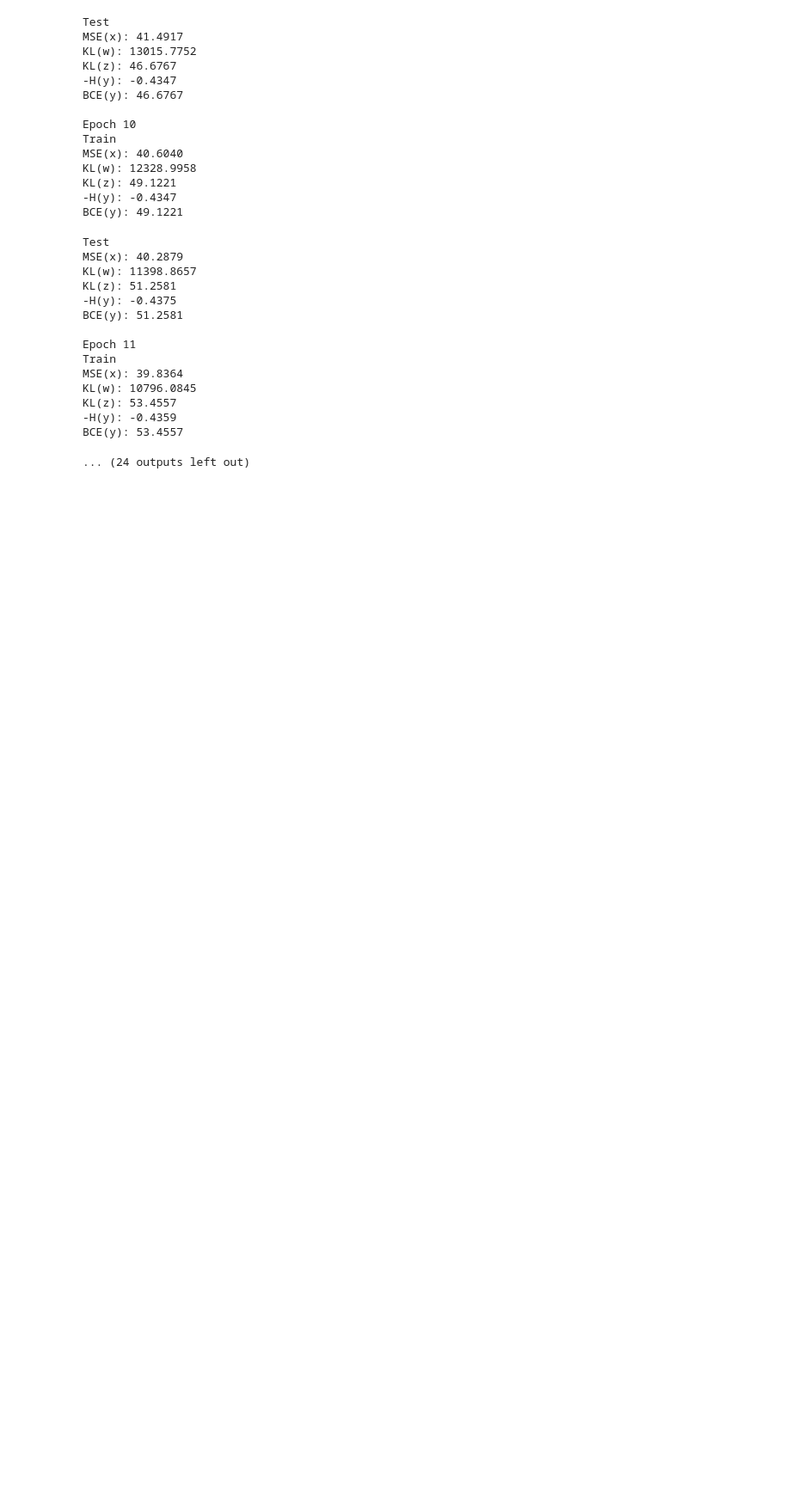
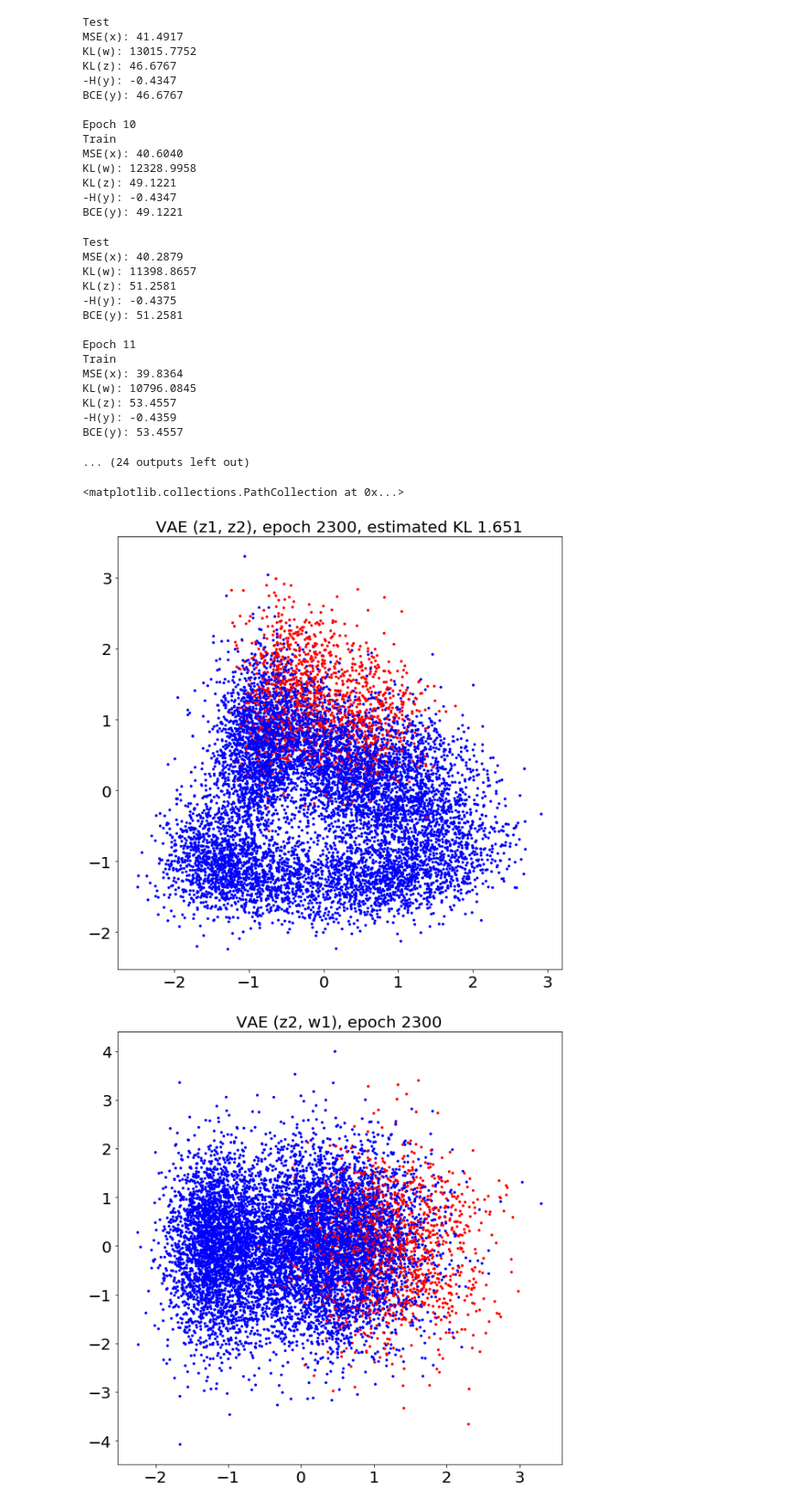
Before and after one commit to alexlyzhov/latent-subspaces, a Jupyter notebook: csvae_toy/csvae_toy.ipynb, the cells around one changed output. Shown at 86% size. Drawn from its saved outputs; the diff is of its cells as text; code cells hidden in the pictures; blank space fills up the shorter version.

```diff
--- a/csvae_toy/csvae_toy.ipynb
+++ b/csvae_toy/csvae_toy.ipynb
@@ -473,0 +559,11 @@ plt.scatter(w_comp[:, 1], w_comp[:, 0], c=colors_test)
+# %%
+incomp_keys = model.load_state_dict(state_dict)
+# %%
+x_test, manifold_x_test = make_swiss_roll(n_samples=10000)
+x_test = x_test.astype(np.float32)
+y_test = (x_test[:, 0:1] >= 10).astype(np.float32)
+
+test_set_x_tensor = torch.from_numpy(x_test)
+test_set_y_tensor = torch.from_numpy(y_test)
+test_set = utils.TensorDataset(test_set_x_tensor, test_set_y_tensor)
+test_loader = utils.DataLoader(test_set, batch_size=batch_size, shuffle=False)
@@ -473,0 +572,58 @@ plt.scatter(w_comp[:, 1], w_comp[:, 0], c=colors_test)
+# %%
+label_size = 20
+mpl.rcParams['xtick.labelsize'] = label_size
+mpl.rcParams['ytick.labelsize'] = label_size
+# %%
+if method_name == 'CSVAE':
+    _, _, zw, _, _, _, _, _, _, _ = model.forward(test_set_x_tensor, test_set_y_tensor)
+elif method_name == 'CSVAE_without_delta_net':
+    _, _, zw, _, _, _, _, _, _ = model.forward(test_set_x_tensor, test_set_y_tensor)
+elif method_name == 'VAE':
+    _, _, zw, _, _ = model.forward(test_set_x_tensor)
+
+
+colors_test = ['red' if label else 'blue' for label in y_test]
+
+zw = zw.detach().cpu().numpy()
+z_comp = zw[:, :2]
+w_comp = zw[:, 2:]
+
+z_true = zw[y_test.astype(bool)[:, 0], :2]
+w_true = zw[y_test.astype(bool)[:, 0], 2:]
+z_false = zw[~y_test.astype(bool)[:, 0], :2]
+w_false = zw[~y_test.astype(bool)[:, 0], 2:]
+z_kl = scipy_estimator(z_true, z_false)
+w_kl = scipy_estimator(w_true, w_false)
+
+scatter_size = 6
+figsize=(10, 10)
+
+cur_title = f'{method_name} (z1, z2), epoch {epoch_i}, estimated KL {z_kl:.3f}'
+plt.figure(figsize=figsize)
+plt.title(cur_title, fontsize=20)
+plt.scatter(z_comp[:, 0], z_comp[:, 1], c=colors_test, s=scatter_size)
+# plt.savefig(os.path.join(vis_dir, cur_title))
+
+cur_title = f'{method_name} (z2, w1), epoch {epoch_i}'
+plt.figure(figsize=figsize)
+plt.title(cur_title, fontsize=20)
+plt.scatter(z_comp[:, 1], w_comp[:, 0], c=colors_test, s=scatter_size)
+# plt.savefig(os.path.join(vis_dir, cur_title))
+
+cur_title = f'{method_name} (w1, w2), epoch {epoch_i}, estimated KL {w_kl:.3f}'
+plt.figure(figsize=figsize)
+plt.title(cur_title, fontsize=20)
+plt.scatter(w_comp[:, 0], w_comp[:, 1], c=colors_test, s=scatter_size)
+# plt.savefig(os.path.join(vis_dir, cur_title))
+
+cur_title = f'{method_name} (w2, z1), epoch {epoch_i}'
+plt.figure(figsize=figsize)
+plt.title(cur_title, fontsize=20)
+plt.scatter(w_comp[:, 1], w_comp[:, 0], c=colors_test, s=scatter_size)
+# plt.savefig(os.path.join(vis_dir, cur_title))
+
+# plt.close('all')
+# %% [output]
+<matplotlib.collections.PathCollection at 0x...>
+[figure, added]
+[figure, added]
```
Also changed, not shown: parts of 9 cells of this notebook.
